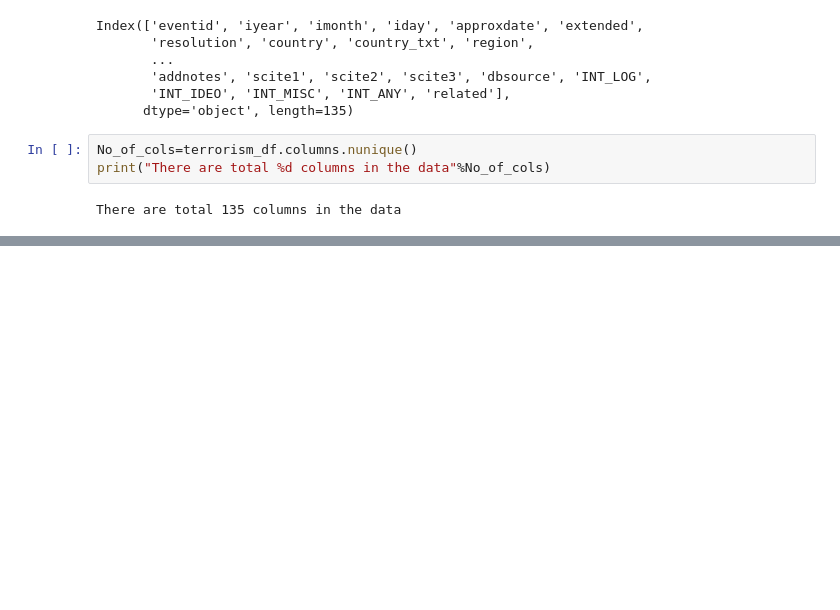
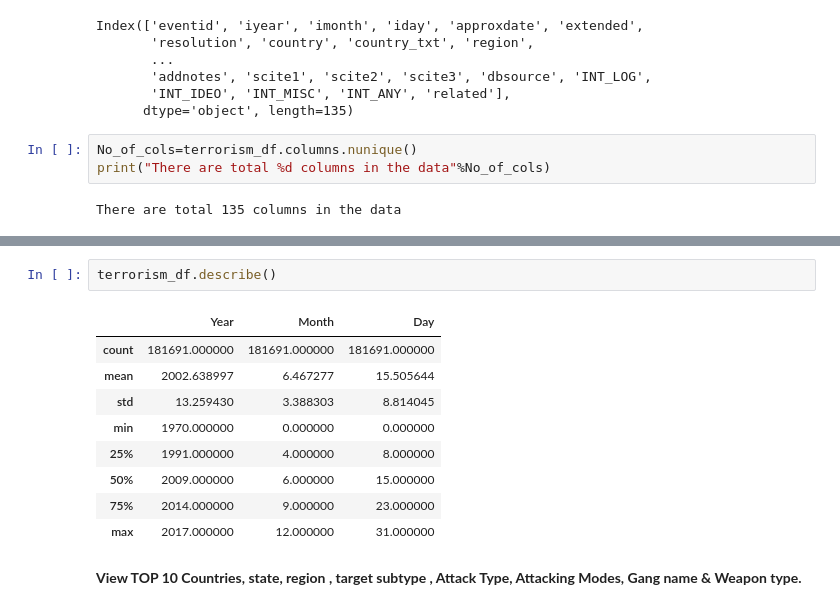
Before and after one commit to Shubhamprasad1995/Global-Terrorism-Analysis-EDA, a Jupyter notebook: Global_Terrorism_Analysis_Capstone_Project.ipynb, the cells around one changed output, grey strips where cells are left out. Cells and saved outputs as stored; diff of their text form; blank space fills up the shorter version.

```diff
--- a/Global_Terrorism_Analysis_Capstone_Project.ipynb
+++ b/Global_Terrorism_Analysis_Capstone_Project.ipynb
@@ -96,0 +215,14 @@ There are total 135 columns in the data
+# %%
+terrorism_df.describe()
+# %% [output]
+|  | Year | Month | Day |
+| count | 181691.000000 | 181691.000000 | 181691.000000 |
+| mean | 2002.638997 | 6.467277 | 15.505644 |
+| std | 13.259430 | 3.388303 | 8.814045 |
+| min | 1970.000000 | 0.000000 | 0.000000 |
+| 25% | 1991.000000 | 4.000000 | 8.000000 |
+| 50% | 2009.000000 | 6.000000 | 15.000000 |
+| 75% | 2014.000000 | 9.000000 | 23.000000 |
+| max | 2017.000000 | 12.000000 | 31.000000 |
+# %% [markdown]
+**View TOP 10 Countries, state, region , target subtype , Attack Type, Attacking Modes, Gang name & Weapon type.**
```
Also changed, not shown: parts of 26 cells of this notebook.
